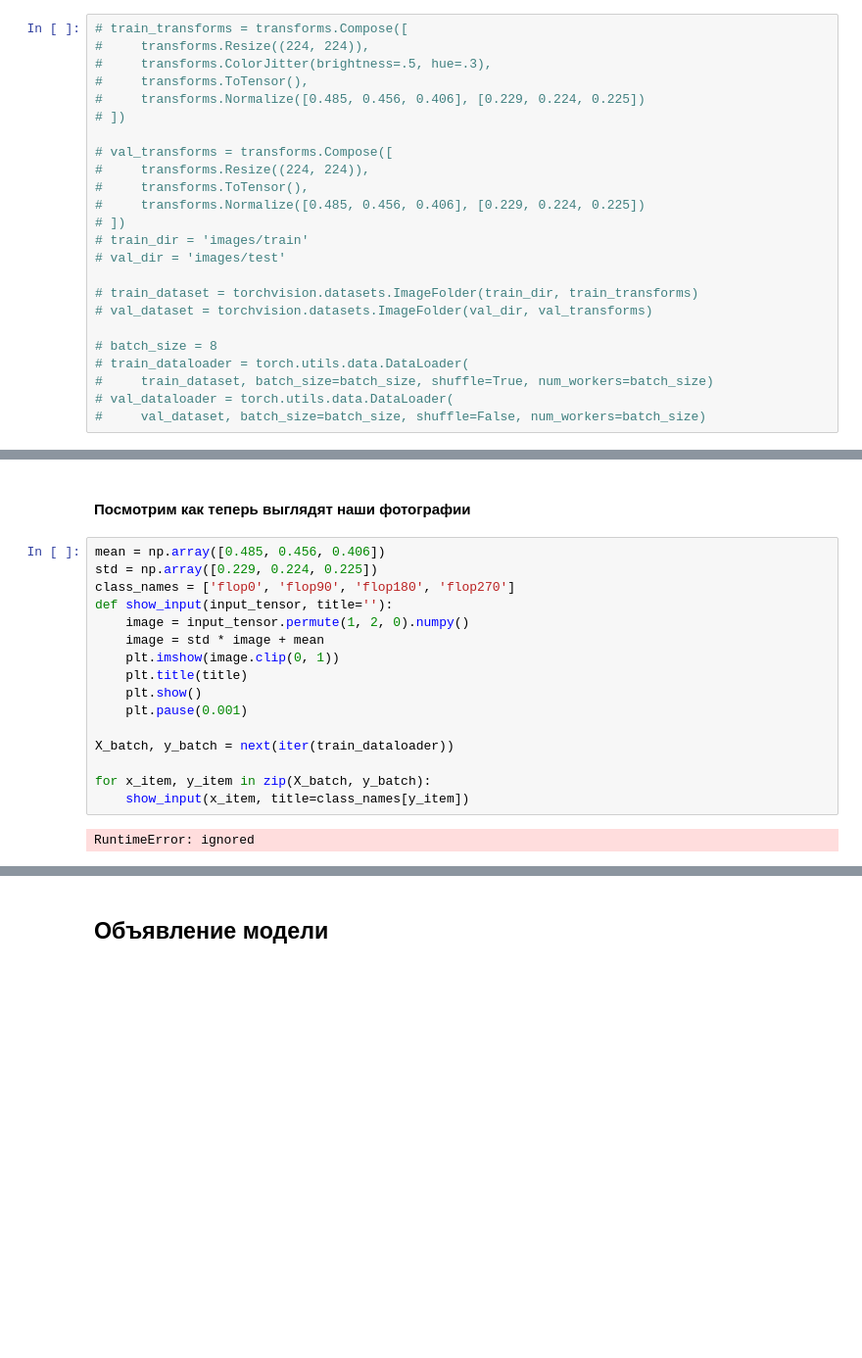
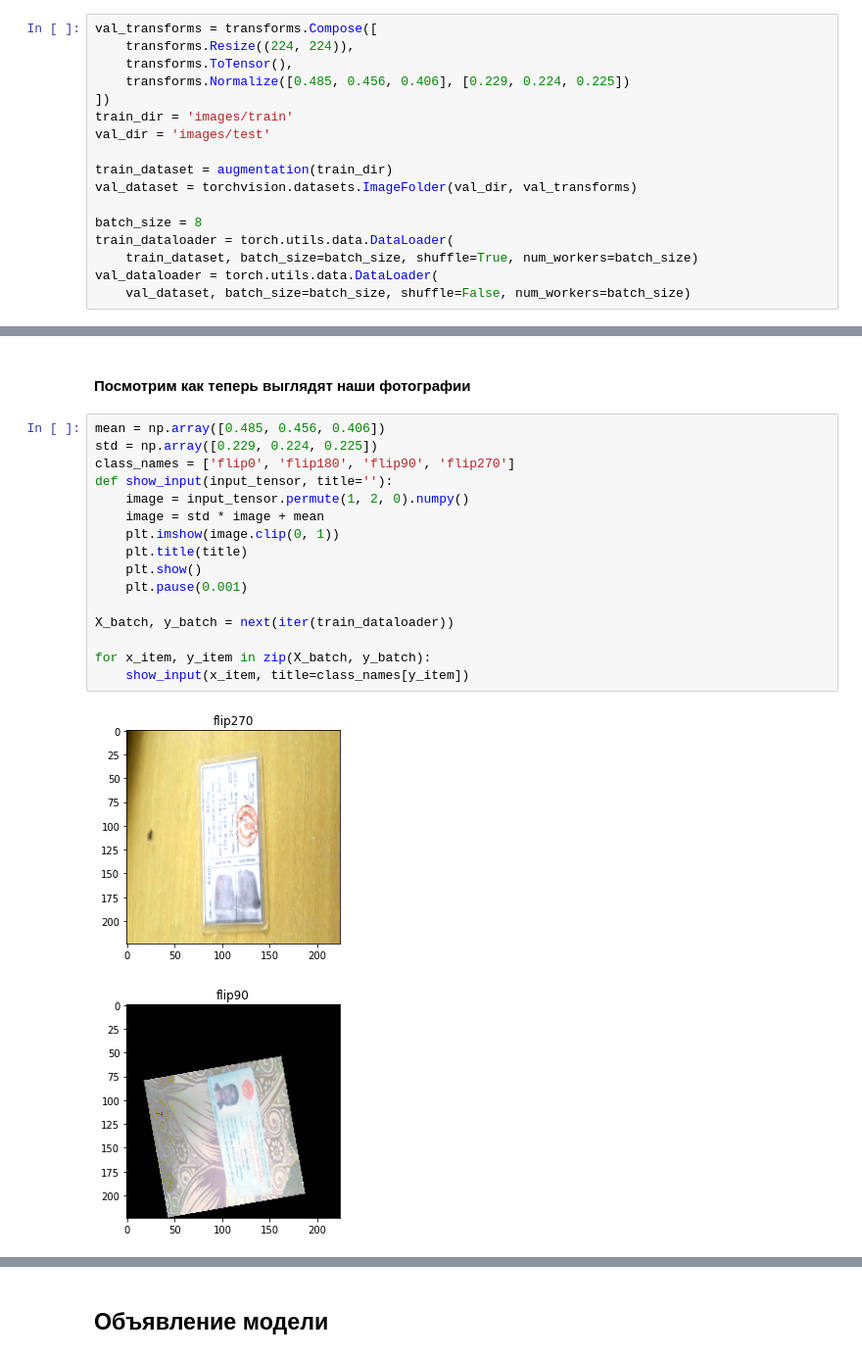
Before and after one commit to gusujio/FlipNet, a Jupyter notebook: FlipNet.ipynb, the cells around one changed output, grey strips where cells are left out. Shown at 98% size. Drawn from its saved outputs; the diff is of its cells as text; blank space fills up the shorter version.

```diff
--- a/FlipNet.ipynb
+++ b/FlipNet.ipynb
@@ -114,24 +122,17 @@ def augmentation(train_dir = 'train'):
 # %%
-# train_transforms = transforms.Compose([
-#     transforms.Resize((224, 224)),
-#     transforms.ColorJitter(brightness=.5, hue=.3),
-#     transforms.ToTensor(),
-#     transforms.Normalize([0.485, 0.456, 0.406], [0.229, 0.224, 0.225])
-# ])
+val_transforms = transforms.Compose([
+    transforms.Resize((224, 224)),
+    transforms.ToTensor(),
+    transforms.Normalize([0.485, 0.456, 0.406], [0.229, 0.224, 0.225])
+])
+train_dir = 'images/train'
+val_dir = 'images/test'
 
-# val_transforms = transforms.Compose([
-#     transforms.Resize((224, 224)),
-#     transforms.ToTensor(),
-#     transforms.Normalize([0.485, 0.456, 0.406], [0.229, 0.224, 0.225])
-# ])
-# train_dir = 'images/train'
-# val_dir = 'images/test'
+train_dataset = augmentation(train_dir)
+val_dataset = torchvision.datasets.ImageFolder(val_dir, val_transforms)
 
-# train_dataset = torchvision.datasets.ImageFolder(train_dir, train_transforms)
-# val_dataset = torchvision.datasets.ImageFolder(val_dir, val_transforms)
-
-# batch_size = 8
-# train_dataloader = torch.utils.data.DataLoader(
-#     train_dataset, batch_size=batch_size, shuffle=True, num_workers=batch_size)
-# val_dataloader = torch.utils.data.DataLoader(
-#     val_dataset, batch_size=batch_size, shuffle=False, num_workers=batch_size)
+batch_size = 8
+train_dataloader = torch.utils.data.DataLoader(
+    train_dataset, batch_size=batch_size, shuffle=True, num_workers=batch_size)
+val_dataloader = torch.utils.data.DataLoader(
+    val_dataset, batch_size=batch_size, shuffle=False, num_workers=batch_size)
@@ -167,18 +149,19 @@ TypeError: ignored
 # %%
 mean = np.array([0.485, 0.456, 0.406])
 std = np.array([0.229, 0.224, 0.225])
-class_names = ['flop0', 'flop90', 'flop180', 'flop270']
+class_names = ['flip0', 'flip180', 'flip90', 'flip270']
 def show_input(input_tensor, title=''):
     image = input_tensor.permute(1, 2, 0).numpy()
     image = std * image + mean
     plt.imshow(image.clip(0, 1))
     plt.title(title)
     plt.show()
     plt.pause(0.001)
 
 X_batch, y_batch = next(iter(train_dataloader))
 
 for x_item, y_item in zip(X_batch, y_batch):
     show_input(x_item, title=class_names[y_item])
 # %% [output]
-RuntimeError: ignored
+[figure, added]
+[figure, added]
```
Also changed, not shown: parts of 13 cells of this notebook.
